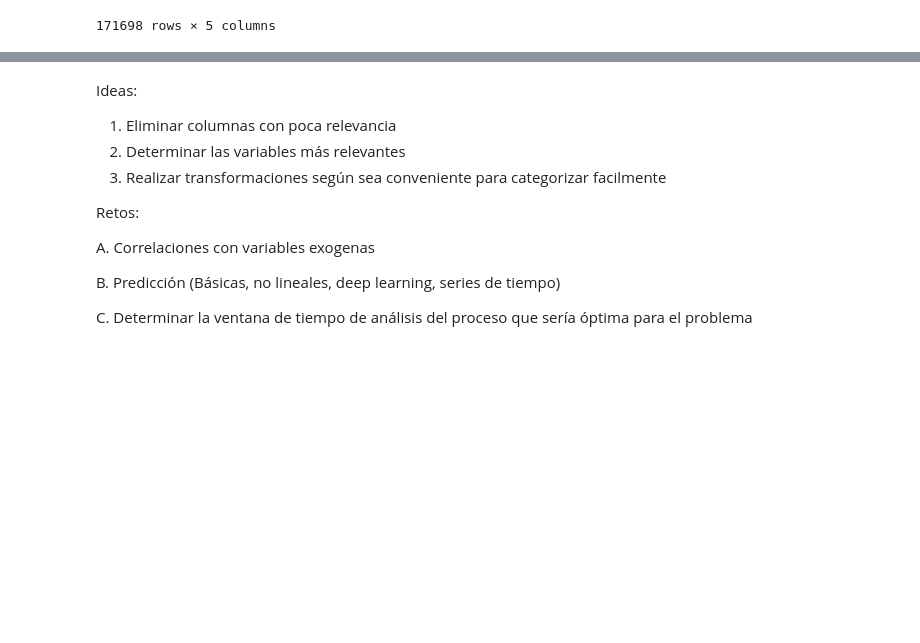
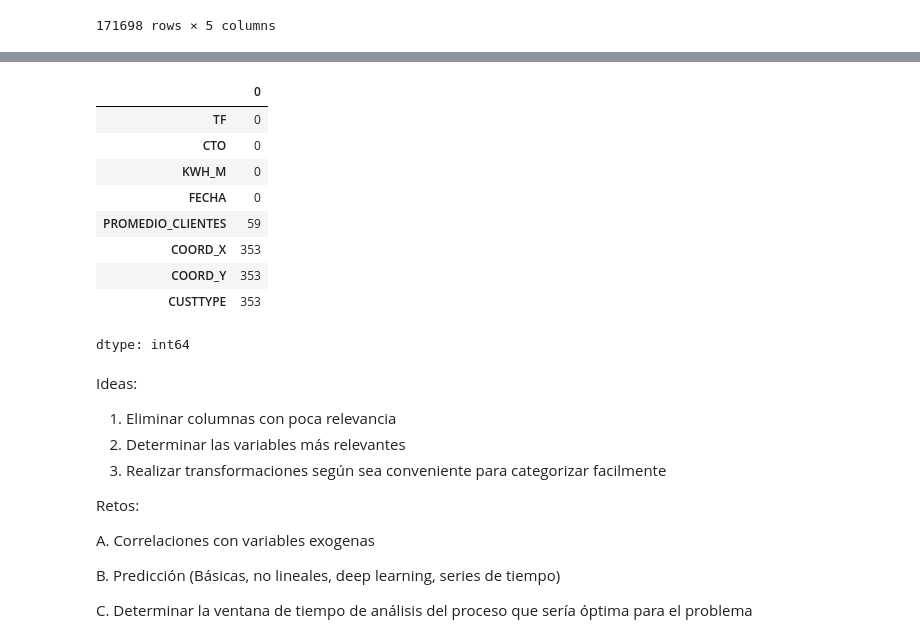
Before and after one commit to alvillegasru/Proyeccion_Energia, a Jupyter notebook: Cuaderno/ProyeccionDemanda.ipynb, the cells around one changed output, grey strips where cells are left out. Drawn from its saved outputs; the diff is of its cells as text; code cells hidden in the pictures; blank space fills up the shorter version.

```diff
--- a/Cuaderno/ProyeccionDemanda.ipynb
+++ b/Cuaderno/ProyeccionDemanda.ipynb
@@ -154,3 +198,17 @@ df_merged
+# %%
+df_no_duplicados = df_merged2.drop_duplicates(subset=['TF', 'CTO'])
+df_no_duplicados.isnull().sum()
+# %% [output]
+|  | 0 |
+| TF | 0 |
+| CTO | 0 |
+| KWH_M | 0 |
+| FECHA | 0 |
+| PROMEDIO_CLIENTES | 59 |
+| COORD_X | 353 |
+| COORD_Y | 353 |
+| CUSTTYPE | 353 |
+dtype: int64
 # %% [markdown]
 Ideas:
 
```
Also changed, not shown: parts of 5 cells of this notebook.
